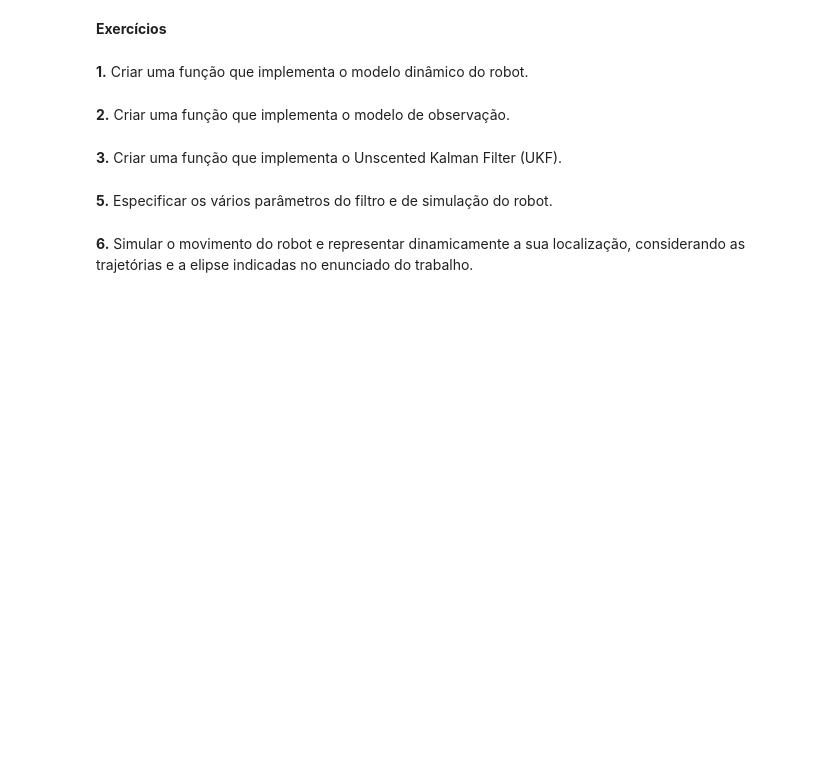
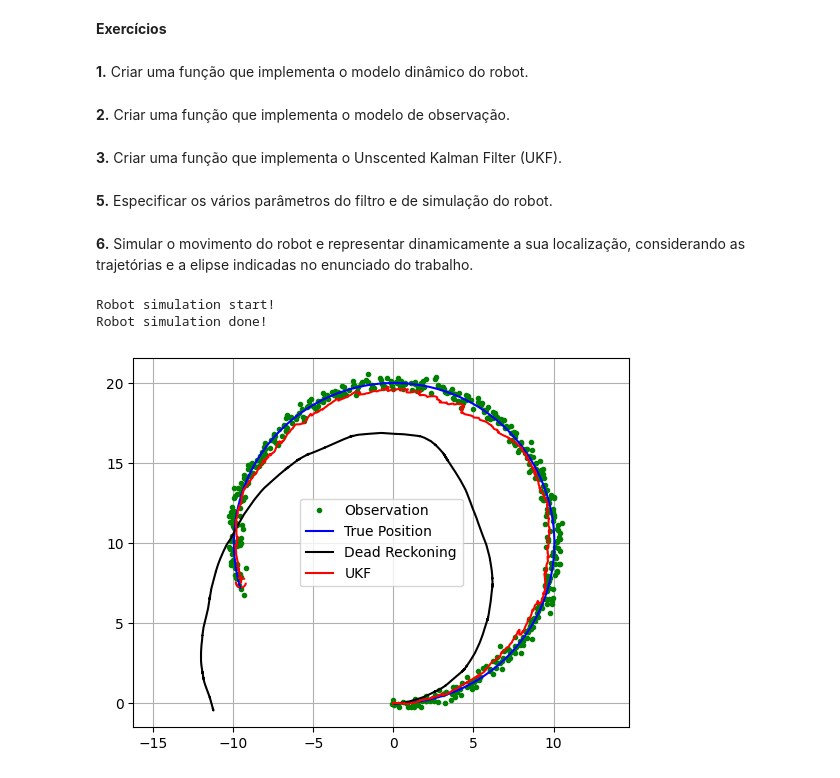
Before and after one commit to ARodrigues14/Information_Fusion_in_Data_Analysis, a Jupyter notebook: FIAD2025_UKF_struct_Python.ipynb, the cells around one changed output. Drawn from its saved outputs; the diff is of its cells as text; code cells hidden in the pictures; blank space fills up the shorter version.

```diff
--- a/FIAD2025_UKF_struct_Python.ipynb
+++ b/FIAD2025_UKF_struct_Python.ipynb
@@ -87,7 +90,7 @@ def predict_sigma_motion(sigma, u):
 # %%
 def predict_sigma_observation(sigma):
     # Sigma Points prediction with observation model
-
+    sigma = observation_model(sigma)
     return sigma
 # %%
 def calc_sigma_covariance(x, sigma, wc, Pi):
@@ -95,13 +98,14 @@ def calc_sigma_covariance(x, sigma, wc, Pi):
     # sigma (x^(i)_k+1|k), wc and Pi = Q (initial value of PPred)
     # or calculate the covariance P = st (P^yy_t|t-1) using x = zb (yhat_t),
     # sigma = z_sigma (y^(i)_t), wc and Pi = R (initial value of st)
+    P = (wc * (sigma - x)).dot((sigma - x).T) + Pi
 
     return P
 # %%
 def calc_pxz(sigma, x, z_sigma, zb, wc):
     # Calculate the covariance Pxz (P^xy_t|t-1) using wc, sigma (x^(i)_t|t-1),
     # x (xhat_t|t-1), z_sigma (y^(i)_t) and zb (yhat_t) and
-
+    P = (wc * (sigma - x)).dot((z_sigma - zb).T)
     return P
 # %%
 def ukf_estimation(xEst, PEst, z, u, wm, wc, gamma):
@@ -188,14 +205,12 @@ GPS_Noise = np.diag([0.5, 0.5])**2
 Input_Noise = np.diag([1.0, np.deg2rad(30.0)])**2
 
 dt = 0.1  # time tick [s]
-SIM_TIME = 50.0  # simulation time [s]
+total_epochs = 50.0  # simulation time [s]
 
 #  UKF Parameter
 ALPHA = 0.001
 BETA = 2
 KAPPA = 0
-
-show_animation = True
 # %%
 def setup_ukf(nx):
     # calculate lambda
@@ -221,8 +236,6 @@ def setup_ukf(nx):
 # %% [markdown]
 **6.** Simular o movimento do robot e representar dinamicamente a sua localização, considerando as trajetórias e a elipse indicadas no enunciado do trabalho.
 # %%
-%matplotlib notebook
-
 def main():
     print("Robot simulation start!")
 
@@ -238,50 +251,52 @@ def main():
 
     # history
     hxEst = xEst
     hxTrue = xTrue
     hxDR = xTrue
-    hz = np.zeros((2, 1))
+    hz = np.zeros((1, 2))
 
     time = 0.0
 
     fig = plt.figure()
     fig.show()
 
-    while SIM_TIME >= time:
+    while total_epochs > time:
         time += dt
         # effective values of the input variables (v and omega)
         u = calc_input()
 
         # xTrue: x_k|k-1 (given by the motion_model using x and u)
         # z: noisy GPS output variables (given by observation_model)
         # xDR: xDR_k|k-1 (given by the motion_model using xDR_k-1 and noisy u)
         # ud: noisy u
         xTrue, z, xDR, ud = observation(xTrue, xDR, u)
 
         # Estimation of xEst, PEst using the UKF algorithm
         xEst, PEst = ukf_estimation(xEst, PEst, z, ud, wm, wc, gamma)
 
         # store data history
         hxEst = np.hstack((hxEst, xEst))
         hxDR = np.hstack((hxDR, xDR))
         hxTrue = np.hstack((hxTrue, xTrue))
-        hz = np.vstack((hz, z.T))
+        hz = np.vstack((hz, z))
 
-        if show_animation:
-            plt.cla()
-            # for stopping simulation with the esc key.
-            plt.gcf().canvas.mpl_connect('key_release_event',
-                    lambda event: [exit(0) if event.key == 'escape' else None])
+    print("Robot simulation done!")
+    plt.plot(hz[:, 0], hz[:, 1], ".g", label="Observation")
+    plt.plot(hxTrue[0, :].flatten(),
+             hxTrue[1, :].flatten(), "-b", label="True Position")
+    plt.plot(hxDR[0, :].flatten(),
+             hxDR[1, :].flatten(), "-k", label="Dead Reckoning")
+    plt.plot(hxEst[0, :].flatten(),
+             hxEst[1, :].flatten(), "-r", label="UKF")
+    plot_covariance_ellipse(xEst, PEst)
+    plt.axis("equal")
+    plt.grid(True)
+    plt.legend()
 
-            plt.plot(hz[0, :], hz[1, :], ".g")
-            plt.plot(hxTrue[0, :].flatten(),
-                     hxTrue[1, :].flatten(), "-b")
-            plt.plot(hxDR[0, :].flatten(),
-                     hxDR[1, :].flatten(), "-k")
-            plt.plot(hxEst[0, :].flatten(),
-                     hxEst[1, :].flatten(), "-r")
-            plot_covariance_ellipse(xEst, PEst)
-            plt.axis("equal")
-            plt.grid(True)
-            fig.canvas.draw()
-            plt.pause(0.001)
+    plt.show()
+
+main()
+# %% [output]
+Robot simulation start!
+Robot simulation done!
+[figure, added]
```
Also changed, not shown: parts of 5 cells of this notebook, 1 other file.
